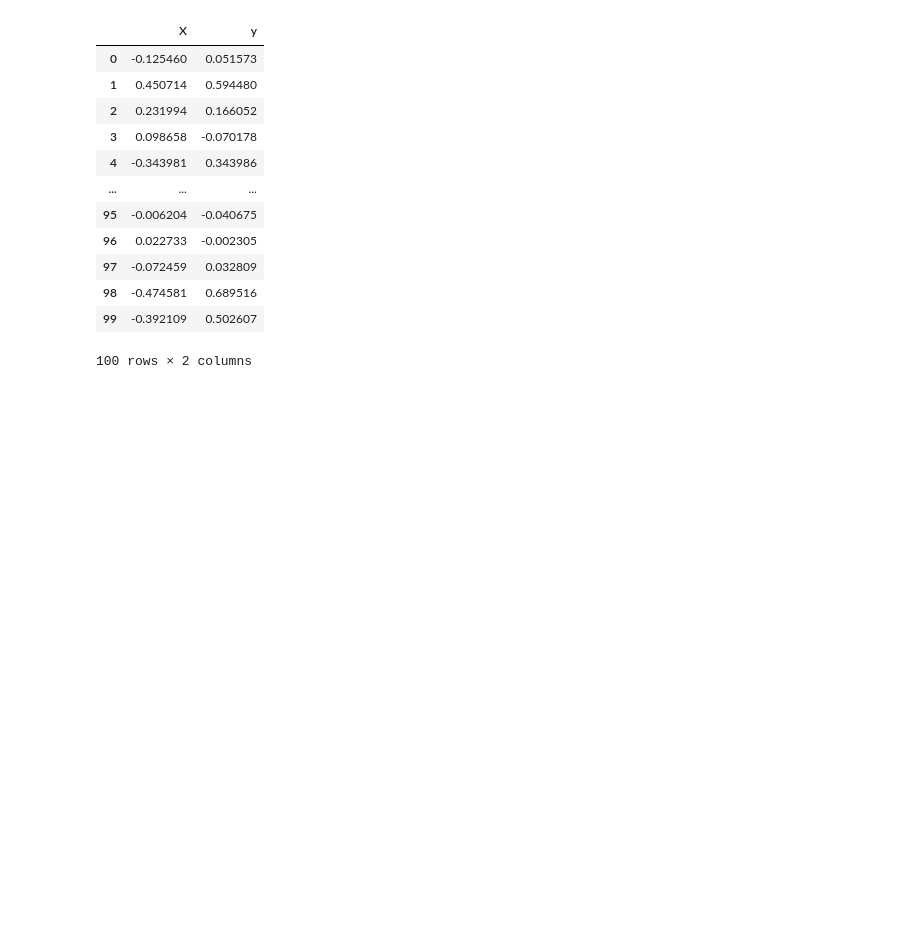
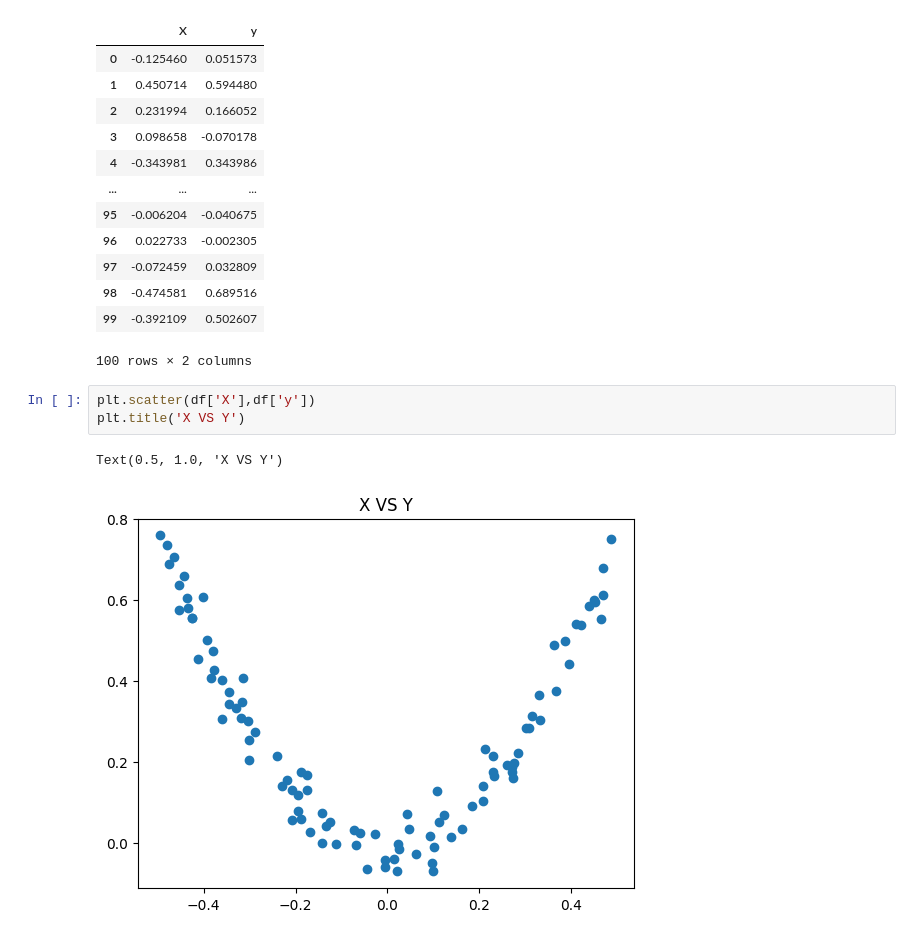
Before and after one commit to ahmedfakhar747/machine-learning-notebooks, a Jupyter notebook: 51_Gradient_Boosting_Intuition_and_Code.ipynb, the cells around one changed output. Cells and saved outputs as stored; diff of their text form; blank space fills up the shorter version.

```diff
--- a/51_Gradient_Boosting_Intuition_and_Code.ipynb
+++ b/51_Gradient_Boosting_Intuition_and_Code.ipynb
@@ -35,3 +35,9 @@ df
 | 98 | -0.474581 | 0.689516 |
 | 99 | -0.392109 | 0.502607 |
 100 rows × 2 columns
+# %%
+plt.scatter(df['X'],df['y'])
+plt.title('X VS Y')
+# %% [output]
+Text(0.5, 1.0, 'X VS Y')
+[figure, added]
```
Also changed, not shown: parts of 7 cells of this notebook.
